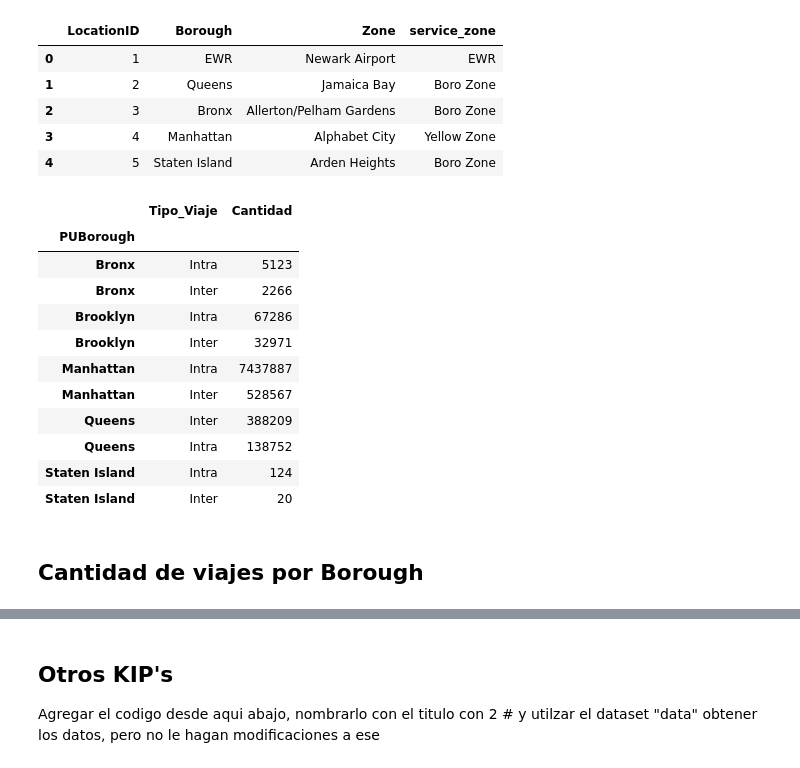
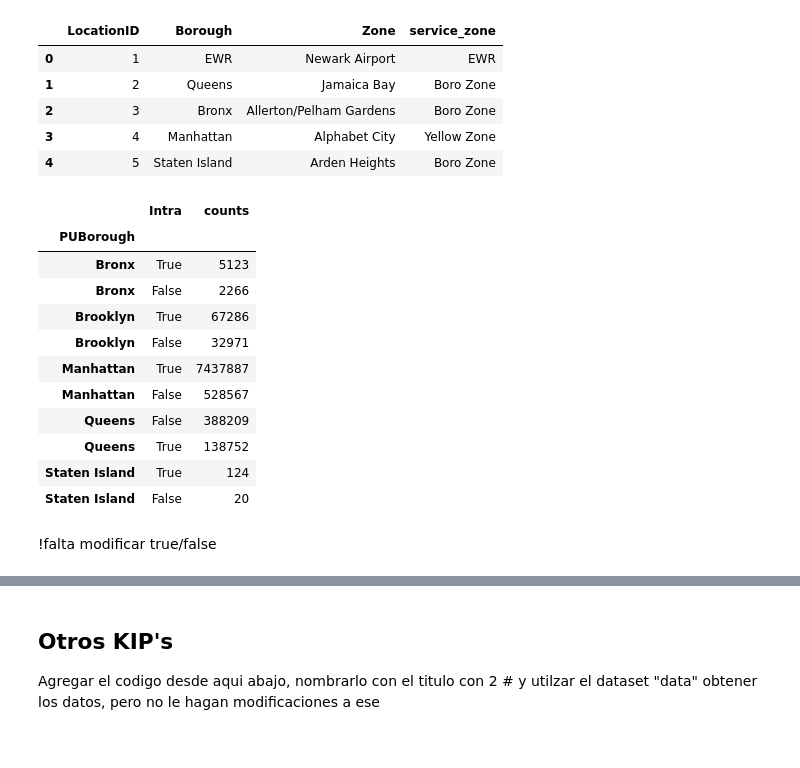
Before and after one commit to Ramirez-L/Proyecto_Taxis_Grupo_11, a Jupyter notebook: Exploracion/Dataset_Taxis.ipynb, the cells around one changed output, grey strips where cells are left out. Drawn from its saved outputs; the diff is of its cells as text; code cells hidden in the pictures.

```diff
--- a/Exploracion/Dataset_Taxis.ipynb
+++ b/Exploracion/Dataset_Taxis.ipynb
@@ -9,6 +8,7 @@ import plotly.express as px
 sns.set()
 # %%
-data = pd.read_parquet('../Data/yellow_tripdata_2018-01.parquet')
+# data = pd.read_parquet('../Data/yellow_tripdata_2018-01.parquet')
+data = pd.read_parquet('../Exploracion/yellow_tripdata_2018-01.parquet')
 data
 # %% [output]
 |  | VendorID | tpep_pickup_datetime | tpep_dropoff_datetime | passenger_count | trip_distance | RatecodeID | ... |
@@ -785,21 +777,23 @@ data_zone.rename(columns={"Borough": "DOBorough", "Zone": "DOZone"}, inplace=Tru
 # %%
-data_zone['Tipo_Viaje'] = (data_zone['PUBorough'] == data_zone['DOBorough']).map({True: 'Intra', False: 'Inter'})
+data_zone['Intra'] = data_zone['PUBorough'] == data_zone['DOBorough']
 # %%
-df_data_zone = pd.DataFrame(data_zone.groupby('PUBorough')['Tipo_Viaje'].value_counts())
-df_data_zone.rename(columns={'Tipo_Viaje':'Cantidad'}, inplace=True)
+df_data_zone = pd.DataFrame(data_zone.groupby('PUBorough')['Intra'].value_counts())
+df_data_zone.rename(columns={'Intra':'counts'}, inplace=True)
 df_data_zone.reset_index(level=1, inplace=True)
 df_data_zone
 # %% [output]
-|  | Tipo_Viaje | Cantidad |
+|  | Intra | counts |
 | PUBorough |  |  |
-| Bronx | Intra | 5123 |
-| Bronx | Inter | 2266 |
-| Brooklyn | Intra | 67286 |
-| Brooklyn | Inter | 32971 |
-| Manhattan | Intra | 7437887 |
-| Manhattan | Inter | 528567 |
-| Queens | Inter | 388209 |
-| Queens | Intra | 138752 |
-| Staten Island | Intra | 124 |
-| Staten Island | Inter | 20 |
+| Bronx | True | 5123 |
+| Bronx | False | 2266 |
+| Brooklyn | True | 67286 |
+| Brooklyn | False | 32971 |
+| Manhattan | True | 7437887 |
+| Manhattan | False | 528567 |
+| Queens | False | 388209 |
+| Queens | True | 138752 |
+| Staten Island | True | 124 |
+| Staten Island | False | 20 |
+# %% [markdown]
+!falta modificar true/false
 # %%
@@ -810,3 +805 @@ fig.update_yaxes(range = [0,1000000])
 fig.show()
-# %% [markdown]
-## Cantidad de viajes por Borough
```
Also changed, not shown: parts of 36 cells of this notebook.
